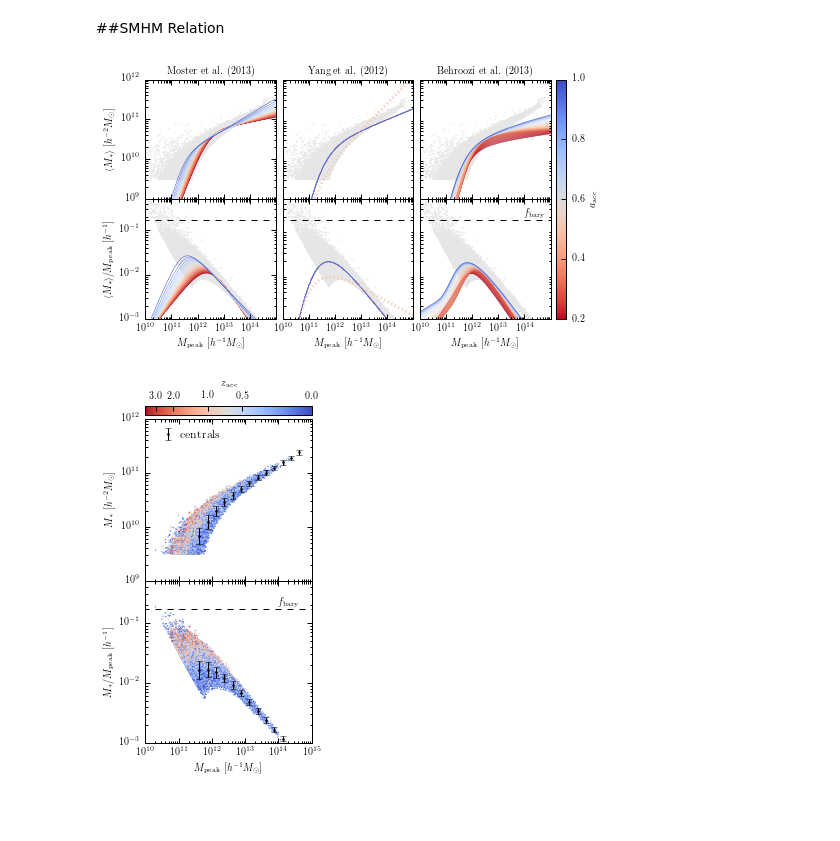
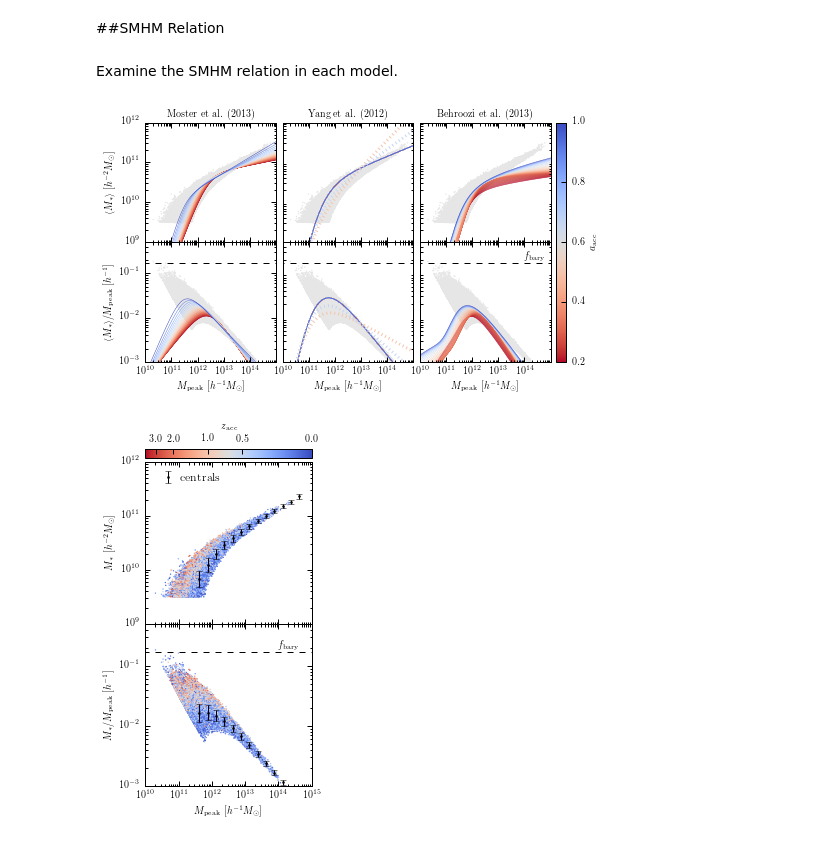
Before and after one commit to duncandc/Clustering_Crisis, a Jupyter notebook: notebooks/SHAM_comparison.ipynb, the cells around one changed output. Drawn from its saved outputs; the diff is of its cells as text; code cells hidden in the pictures; blank space fills up the shorter version.

```diff
--- a/notebooks/SHAM_comparison.ipynb
+++ b/notebooks/SHAM_comparison.ipynb
@@ -230,17 +143,3 @@ satellite fraction:  0.20491488038
 # %% [markdown]
 ###Behroozi 2013 Evolving SMHM (model #5)
-# %%
-from SMHM_model_components import BehrooziSmHm13, Moustakas_to_Blanton,  Kauffmann_to_Blanton
-
-#build model
-mstar_model = BehrooziSmHm13(redshift=0.0)
-additional_halo_properties = HaloProps()
-mstar_conv = Kauffmann_to_Blanton()
-mstar_conv = Moustakas_to_Blanton()
-composite_model_5 = SubhaloModelFactory(stellar_mass = mstar_model,
-                                        haloprops = additional_halo_properties,
-                                        galaxy_selection_func = galaxy_selection_func,
-                                        stellar_mass_conversion = mstar_conv,
-                                        model_feature_calling_sequence = ('haloprops','stellar_mass','stellar_mass_conversion'))
-composite_model_5.param_dict['log_scatter'] =  0.21
 # %%
@@ -387,10 +330,12 @@ fig.savefig(filepath+filename+'.pdf', dpi=300)
 # %% [markdown]
 ##SMHM Relation
+# %% [markdown]
+Examine the SMHM relation in each model.
 # %%
-composite_model_4.param_dict['c']=1.0
+#sample halo mass to plot the analytic SMHM models
+mhalo_sample = np.logspace(10.0,15.0,1000)
 
-mhalo_sample = np.logspace(10,15,1000)
-
+#sample redshift to show evolution in evolving SMHM models
 redshifts = np.arange(0,4,0.1)[::-1]
 scale_factors = 1.0/(1.0+redshifts)
 
@@ -402,15 +347,12 @@ fig.subplots_adjust(hspace=0, wspace=0.05, left=0.09, right=0.9, bottom=0.2, top
 #top left
 ax = axes[0,0]
 ax.set_title('Moster et al. (2013)')
-
 ax.scatter(mock_2['halo_mpeak'],mock_2['stellar_mass'], c=mock_2['stellar_mass']*0.0 + 0.9,
            lw=0, s=2, vmin=0.0, vmax=1.0, cmap='gray', rasterized=True)
-
 for a in scale_factors:
     color = cm.coolwarm_r((a-0.2)/0.8)
     mean_mstar = composite_model_3.mean_stellar_mass(prim_haloprop = mhalo_sample, halo_acc_scale=a)
     ax.plot(mhalo_sample, mean_mstar, color=color, lw=0.5)
-
 ax.set_xscale('log')
 ax.set_yscale('log')
 ax.set_ylim([10**9,10**12])
@@ -422,21 +364,24 @@ ax.set_ylabel(r'$\langle M_{*} \rangle ~ [h^{-2}M_{\odot}]$')
 #top middle
 ax = axes[0,1]
 ax.set_title('Yang et al. (2012)')
-
 ax.scatter(mock_2['halo_mpeak'],mock_2['stellar_mass'], c=mock_2['stellar_mass']*0.0 + 0.9,
            lw=0, s=2, vmin=0.0, vmax=1.0, cmap='gray', rasterized=True)
-
 for a in scale_factors:
     color = cm.coolwarm_r((a-0.2)/0.8)
     mean_mstar = composite_model_4.mean_stellar_mass(prim_haloprop = mhalo_sample, halo_acc_scale=a)
     ax.plot(mhalo_sample, mean_mstar, color=color, lw=0.5)
-#show relation at z=1.0
+#show relation at z=0.5 and 1.0
 composite_model_4.param_dict['c']=0.0
-mean_mstar = composite_model_4.mean_stellar_mass(prim_haloprop = mhalo_sample, halo_acc_scale=0.5)
-color = color = cm.coolwarm_r((0.5-0.2)/0.8)
+a = 1.0/(1+1.0)
+mean_mstar = composite_model_4.mean_stellar_mass(prim_haloprop = mhalo_sample, halo_acc_scale=a)
+color = color = cm.coolwarm_r((a-0.2)/0.8)
+ax.plot(mhalo_sample, mean_mstar, ':', color=color, lw=3, alpha=1)
+a = 1.0/(1+0.5)
+mean_mstar = composite_model_4.mean_stellar_mass(prim_haloprop = mhalo_sample, halo_acc_scale=a)
+color = color = cm.coolwarm_r((a-0.2)/0.8)
 ax.plot(mhalo_sample, mean_mstar, ':', color=color, lw=3, alpha=1)
 #reset parameter
-composite_model_4.param_dict['c']=1.0#0.98
+composite_model_4.param_dict['c']=1.0
 ax.set_xlabel(r'$M_{\rm peak} ~ [h^{-1}M_{\odot}]$')
 ax.set_xscale('log')
 ax.set_yscale('log')
@@ -449,15 +394,12 @@ ax.get_yaxis().set_ticks([])
 #top right
 ax = axes[0,2]
 ax.set_title('Behroozi et al. (2013)')
-
 ax.scatter(mock_2['halo_mpeak'],mock_2['stellar_mass'], c=mock_2['stellar_mass']*0.0 + 0.9,
            lw=0, s=2, vmin=0.0, vmax=1.0, cmap='gray', rasterized=True)
-
 for a in scale_factors:
     color = cm.coolwarm_r((a-0.2)/0.8)
     mean_mstar = composite_model_5.mean_stellar_mass(prim_haloprop = mhalo_sample, halo_acc_scale=a)
     ax.plot(mhalo_sample, mean_mstar, color=color, lw=0.5)
-
 ax.set_xscale('log')
 ax.set_yscale('log')
 ax.set_ylim([10**9,10**12])
@@ -468,10 +410,8 @@ ax.get_yaxis().set_ticks([])
 
 #bottom left
 ax = axes[1,0]
-
 ax.scatter(mock_2['halo_mpeak'],mock_2['stellar_mass']/mock_2['halo_mpeak'], c=mock_2['stellar_mass']*0.0 + 0.9,
            lw=0, s=2, vmin=0.0, vmax=1.0, cmap='gray', rasterized=True)
-
 for a in scale_factors:
     color = cm.coolwarm_r((a-0.2)/0.8)
     mean_mstar = composite_model_3.mean_stellar_mass(prim_haloprop = mhalo_sample, halo_acc_scale=a)
@@ -487,18 +427,21 @@ ax.set_ylabel(r'$\langle M_{*} \rangle /M_{\rm peak} ~ [h^{-1}]$')
 
 #bottom middle
 ax = axes[1,1]
-
 ax.scatter(mock_2['halo_mpeak'], mock_2['stellar_mass']/mock_2['halo_mpeak'], c=mock_2['stellar_mass']*0.0 + 0.9,
            lw=0, s=2, vmin=0.0, vmax=1.0, cmap='gray', rasterized=True)
-
 for a in scale_factors:
     color = cm.coolwarm_r((a-0.2)/0.8)
     mean_mstar = composite_model_4.mean_stellar_mass(prim_haloprop = mhalo_sample, halo_acc_scale=a)
     ax.plot(mhalo_sample, mean_mstar/mhalo_sample, color=color, lw=0.5)
 #show relation at z=1.0
 composite_model_4.param_dict['c']=0.0
-mean_mstar = composite_model_4.mean_stellar_mass(prim_haloprop = mhalo_sample, halo_acc_scale=0.5)
-color = color = cm.coolwarm_r((0.5-0.2)/0.8)
+a = 1.0/(1+1.0)
+mean_mstar = composite_model_4.mean_stellar_mass(prim_haloprop = mhalo_sample, halo_acc_scale=a)
+color = color = cm.coolwarm_r((a-0.2)/0.8)
+ax.plot(mhalo_sample, mean_mstar/mhalo_sample, ':', color=color, lw=3, alpha=1)
+a = 1.0/(1+0.5)
+mean_mstar = composite_model_4.mean_stellar_mass(prim_haloprop = mhalo_sample, halo_acc_scale=a)
+color = color = cm.coolwarm_r((a-0.2)/0.8)
 ax.plot(mhalo_sample, mean_mstar/mhalo_sample, ':', color=color, lw=3, alpha=1)
 #reset parameter
 composite_model_4.param_dict['c']=1.0#0.98
@@ -510,37 +453,36 @@ ax.set_ylim([0.001,0.5])
 ax.set_xlim([10**10,10**15])
 ax.set_xlabel(r'$M_{\rm peak} ~ [h^{-1}M_{\odot}]$')
 ax.set_xticks([10.0**10,10.0**11,10.0**12,10.0**13,10.0**14,10.0**15])
 ax.get_yaxis().set_ticks([])
 
 #bottom right
 ax = axes[1,2]
-
 ax.scatter(mock_2['halo_mpeak'],mock_2['stellar_mass']/mock_2['halo_mpeak'], c=mock_2['stellar_mass']*0.0 + 0.9,
            lw=0, s=2, vmin=0.0, vmax=1.0, cmap='gray', rasterized=True)
-
 for a in scale_factors:
     color = cm.coolwarm_r((a-0.2)/0.8)
     mean_mstar = composite_model_5.mean_stellar_mass(prim_haloprop = mhalo_sample, halo_acc_scale=a)
     ax.plot(mhalo_sample, mean_mstar/mhalo_sample, color=color, lw=0.5)
 ax.plot([10**8,10**16],[0.17,0.17],'--', color='black')
 ax.text(10**14,0.2,r'$f_{\rm bary}$')
 ax.set_xscale('log')
 ax.set_yscale('log')
 ax.set_ylim([0.001,0.5])
 ax.set_xlim([10**10,10**15])
 ax.set_xticks([10.0**10,10.0**11,10.0**12,10.0**13,10.0**14])
 ax.set_xlabel(r'$M_{\rm peak} ~ [h^{-1}M_{\odot}]$')
 ax.get_yaxis().set_ticks([])
 
 #colorbar
-p = ax.scatter(scale_factors*0.0,scale_factors*0.0,c=scale_factors, vmin=0.2, vmax=1.0, cmap='coolwarm_r')
+p = ax.scatter(scale_factors*0.0,scale_factors*0.0,c=scale_factors,
+               vmin=0.2, vmax=1.0, cmap='coolwarm_r')
 cbar_ax = fig.add_axes([0.91, 0.2, 0.02, 0.7]) #xmin, ymin, +dx, +dy
 cbar = fig.colorbar(p, cax=cbar_ax)
 cbar.set_label(r'$a_{\rm acc}$')
 cbar.set_ticks([0.2,0.4,0.6,0.8,1.0])
 plt.show()
 # %% [output]
-[figure, old version]
+[figure, new version]
 # %%
 #calculate the SMHM relation for RV mock
 from halotools.mock_observables import mean_y_vs_x
```
Also changed, not shown: parts of 69 cells of this notebook, 2 other files.
